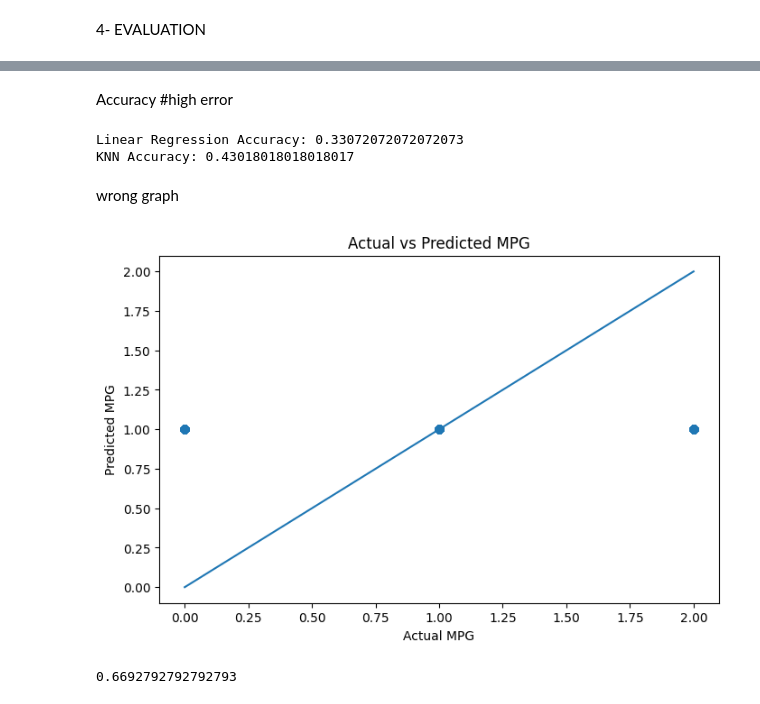
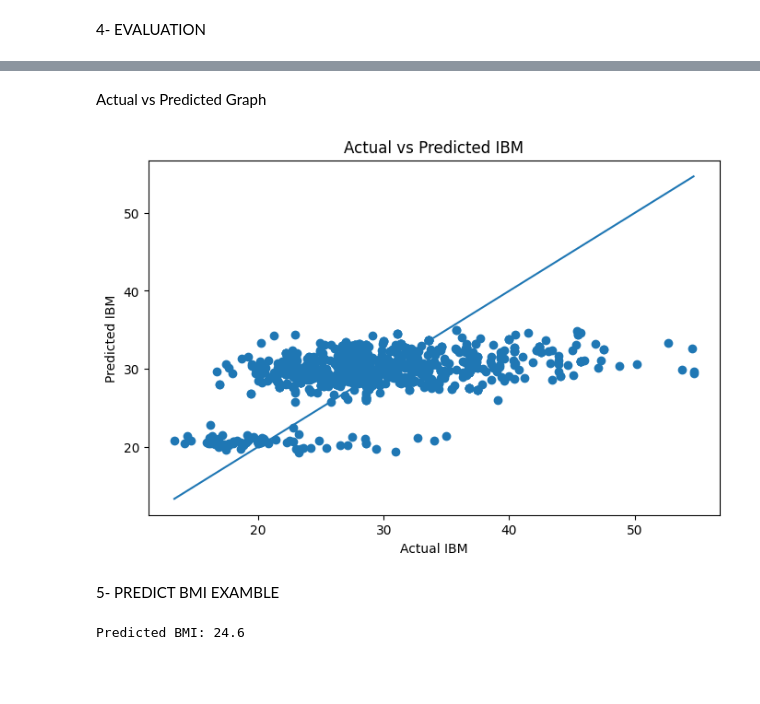
Before and after one commit to LechTheMitch/MachineLearningProject, a Jupyter notebook: notebook/numerical_model_LR.ipynb, the cells around one changed output, grey strips where cells are left out. Saved outputs shown, nothing was run; the diff lists cells and outputs as text; code cells hidden in the pictures; blank space fills up the shorter version.

Commit message:
LR_numerical Model
finished without sure of the graph

```diff
--- a/notebook/numerical_model_LR.ipynb
+++ b/notebook/numerical_model_LR.ipynb
@@ -149,3 +134,8 @@ MemoryError: Unable to allocate 18.0 GiB for an array with shape (55500, 43570)
+# %%
+# merging cat with num data in featur matrix
+X = np.hstack([pd.DataFrame(X_num).values, X_cat]) # feature matrix     --- hstack : horizontal stack <nums at left , one hot at right>
+# target
+y = df[target] # target vector
 # %%
 # X check
 pd.DataFrame(X).head()
@@ -171,9 +160,8 @@ pd.DataFrame(y).head()
 # split
 X_train, X_test, y_train, y_test = train_test_split(X,
                                                     y,
-                                                    test_size=0.2,
+                                                    test_size=0.1,
                                                     random_state=0,
-                                                    stratify=y,
                                                     shuffle=True
                                                     )
 # %%
@@ -362,4 +211,0 @@ Loos curve wrong way
-# %%
-model = LinearRegression()
-model.fit(X_train, y_train)
-y_pred = model.predict(X_test)
@@ -369,4 +211,0 @@ print(mse)
-# %%
-y_pred = model.predict(X)
-plt.scatter(X[:,-3], y)
-plt.plot(X[:,-3], y_pred, color='r')
@@ -402,39 +212,27 @@ plt.show()
-# %% [markdown]
-Accuracy #high error
-# %%
-# Linear Regression (بعد تقريب القيم)
-acc_lr = accuracy_score(y_test, np.round(lin_reg.predict(X_test)).astype(int))
-print("Linear Regression Accuracy:", acc_lr)
-
-# KNN
-# knn = KNeighborsClassifier()
-acc_knn = accuracy_score(y_test, knn_gscv.predict(X_test))
-print("KNN Accuracy:", acc_knn)
-# %% [output]
-Linear Regression Accuracy: 0.33072072072072073
-KNN Accuracy: 0.43018018018018017
-# %% [markdown]
-wrong graph
+# %% [markdown]
+Actual vs Predicted Graph
 # %%
-mse = mean_squared_error(y_test, y_pred)
-
 plt.figure(figsize=(8, 5))
 
 plt.scatter(y_test, y_pred)
-plt.xlabel("Actual MPG")
-plt.ylabel("Predicted MPG")
-plt.title("Actual vs Predicted MPG")
+plt.xlabel("Actual BMI")
+plt.ylabel("Predicted BMI")
+plt.title("Actual vs Predicted BMI")
 
-# Line y = x for reference (perfect prediction)
-# Find the smallest value across both actual and predicted MPG
-min_val = min(y_test.min(), y_pred.min())
-# Find the largest value across both actual and predicted MPG
-max_val = max(y_test.max(), y_pred.max())
-# Plot a straight line between (min_val, min_val) and (max_val, max_val)
-plt.plot([min_val, max_val], [min_val, max_val])
+min_y = min(y_test.min(), y_pred.min())
+max_y = max(y_test.max(), y_pred.max())
+plt.plot([min_y, max_y], [min_y, max_y])
 
 plt.show()
-print(mse)
 # %% [output]
-[figure, old version]
+[figure, new version]
-0.6692792792792793
+# %% [markdown]
+5- PREDICT BMI EXAMBLE
+# %%
+trial_values = [[40, 0, 0, 120, 1, 1, 0, 1, 0, 0, 0, 1, 0, 0, 0]]
+trial_df = pd.DataFrame(trial_values, columns=X_train.columns)
+
+predicted_bmi = regressor.predict(trial_df)
+print("Predicted BMI:", round(predicted_bmi[0], 1))   # output should be -- 25.0 --
+# %% [output]
+Predicted BMI: 24.6
```
Also changed, not shown: parts of 48 cells of this notebook, 2 other files.
